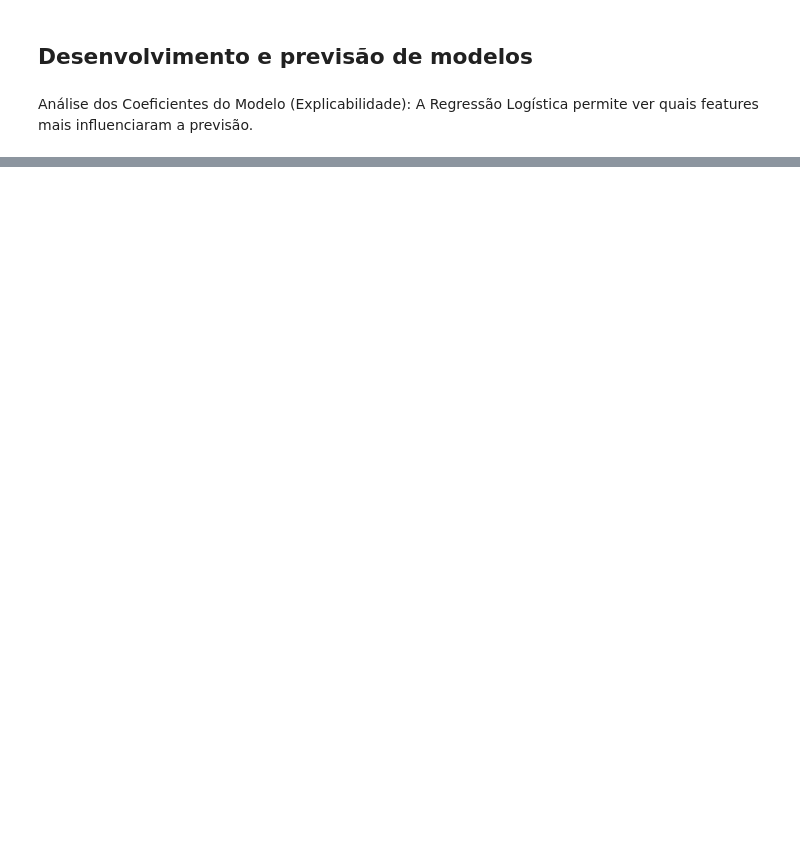
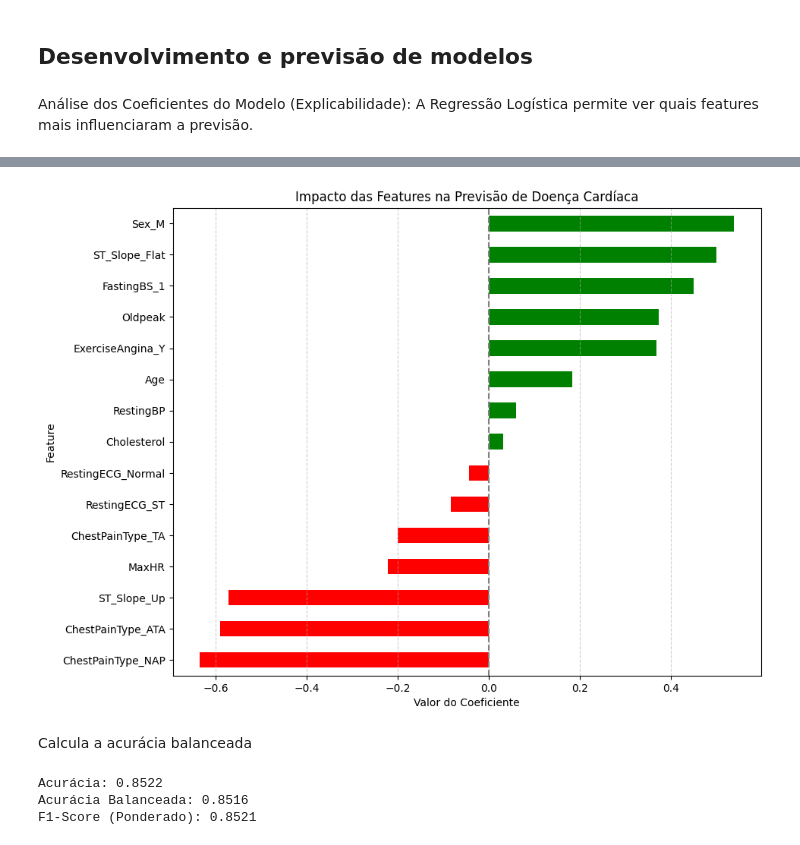
Before and after one commit to renigoms/marchine_learning_project, a Jupyter notebook: regressao_logistica_new.ipynb, the cells around one changed output, grey strips where cells are left out. Cells and saved outputs as stored; diff of their text form; code cells hidden in the pictures; blank space fills up the shorter version.

Commit message:
feat: add Balanced Accuracy and repeated 5-fold CV for model evaluation

```diff
--- a/regressao_logistica_new.ipynb
+++ b/regressao_logistica_new.ipynb
@@ -266,3 +368,37 @@ ChestPainType_ATA    -0.798643
+# %%
+# Ordena os coeficientes para melhor visualização no gráfico
+sorted_coefficients = coefficients.sort_values("Coefficient")
+
+# Cria o gráfico de barras horizontais
+plt.figure(figsize=(10, 8))
+sorted_coefficients["Coefficient"].plot(
+    kind="barh",
+    color=sorted_coefficients["Coefficient"].apply(lambda x: "g" if x > 0 else "r"),
+)
+plt.title("Impacto das Features na Previsão de Doença Cardíaca")
+plt.xlabel("Valor do Coeficiente")
+plt.ylabel("Feature")
+plt.axvline(
+    x=0, color="grey", linestyle="--"
+)  # Adiciona uma linha no zero para referência
+plt.grid(axis="x", linestyle="--", alpha=0.6)
+plt.show()
+# %% [output]
+[figure, added]
+# %% [markdown]
+Calcula a acurácia balanceada
+# %%
+balanced_acc = balanced_accuracy_score(y_test, y_pred)
+
+print(f"Acurácia: {logreg.score(X_test_scaled, y_test):.4f}")
+print(f"Acurácia Balanceada: {balanced_acc:.4f}")
+print(
+    f"F1-Score (Ponderado): {metrics.f1_score(y_test, y_pred, average='weighted'):.4f}"
+)
+# %% [output]
+Acurácia: 0.8522
+Acurácia Balanceada: 0.8516
+F1-Score (Ponderado): 0.8521
 # %%
 cnf_matrix = metrics.confusion_matrix(y_test, y_pred)
 cnf_matrix
```
Also changed, not shown: parts of 22 cells of this notebook.
